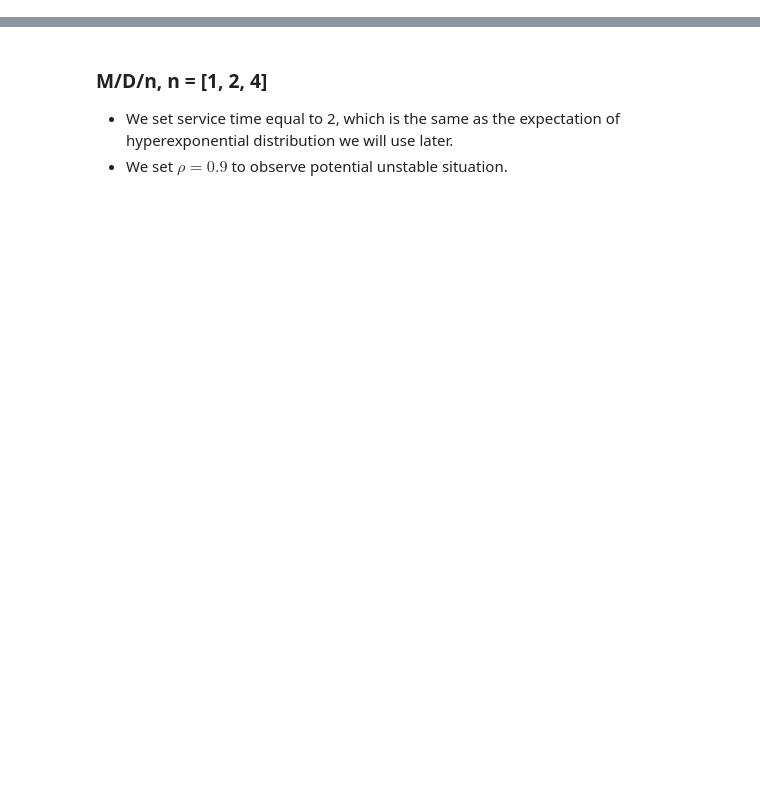
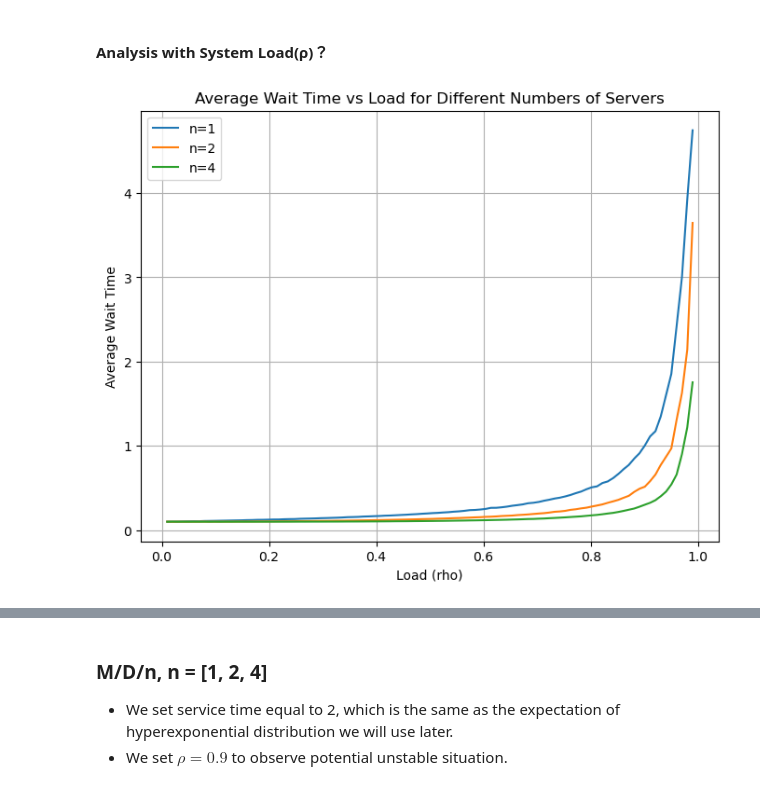
Before and after one commit to leah168/Stochastic_Assignment2, a Jupyter notebook: a2q3.ipynb, the cells around one changed output, grey strips where cells are left out. Saved outputs shown, nothing was run; the diff lists cells and outputs as text; code cells hidden in the pictures; blank space fills up the shorter version.

```diff
--- a/a2q3.ipynb
+++ b/a2q3.ipynb
@@ -0,0 +213,69 @@
+# %% [markdown]
+#### Analysis with System Load(ρ)？
+# %%
+import simpy
+import random
+import statistics
+import scipy.stats as st
+
+# Parameters
+mu = 10           # Service rate (constant)
+simulation_time = 1000  # Simulation time (hours)
+num_of_servers = [1, 2, 4]  # List of server numbers
+num_of_runs = 100  # Number of simulations for each scenario
+load_values =  np.linspace(0.01, 0.99, 100)
+
+def customer(env, server, wait_times):
+    """ Customer event process """
+    arrival_time = env.now
+    with server.request() as request:
+        yield request
+        yield env.timeout(random.expovariate(mu))
+        wait_times.append(env.now - arrival_time)
+
+def setup(env, num_servers, wait_times, lambda_rate):
+    """ Setup the simulation environment """
+    server = simpy.Resource(env, capacity=num_servers)
+    while True:
+        yield env.timeout(random.expovariate(lambda_rate))
+        env.process(customer(env, server, wait_times))
+
+# Run the simulation and collect data
+results = {}
+for n in num_of_servers:
+    results[n] = {}
+    for load in load_values:
+        lambda_rate = load * n * mu  # Adjusting arrival rate to vary the load
+        all_wait_times = []  # Store all wait times for all runs
+        for run in range(num_of_runs):
+            wait_times = []
+            env = simpy.Environment()
+            env.process(setup(env, n, wait_times, lambda_rate))
+            env.run(until=simulation_time)
+            all_wait_times.extend(wait_times)
+
+        # Calculate mean wait time
+        mean_wait = statistics.mean(all_wait_times)
+        results[n][load] = mean_wait
+
+plt.figure(figsize=(8, 6))
+for n in num_of_servers:
+    wait_times = [results[n][load] for load in load_values ]
+    plt.plot(load_values, wait_times, label=f'n={n}')
+
+plt.xlabel('Load (rho)')
+plt.ylabel('Average Wait Time')
+plt.title('Average Wait Time vs Load for Different Numbers of Servers')
+plt.legend()
+plt.grid(True)
+plt.show()
+
+
+# Output results
+for n, loads in results.items():
+    print(f"Results for {n} server(s):")
+    for load, mean_wait in loads.items():
+        print(f"  Load {load:.4f}: Average Wait Time = {mean_wait:.2f}")
+    print()
+# %% [output]
+[figure, added]
```
Also changed, not shown: parts of 17 cells of this notebook.
